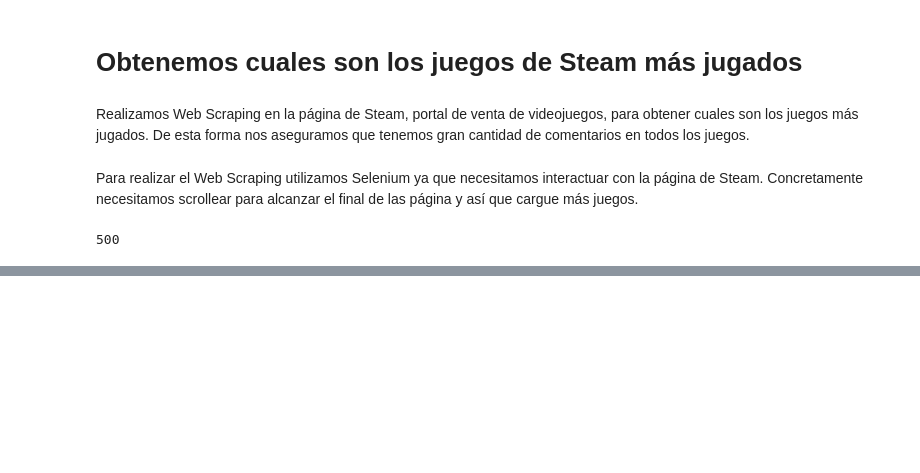
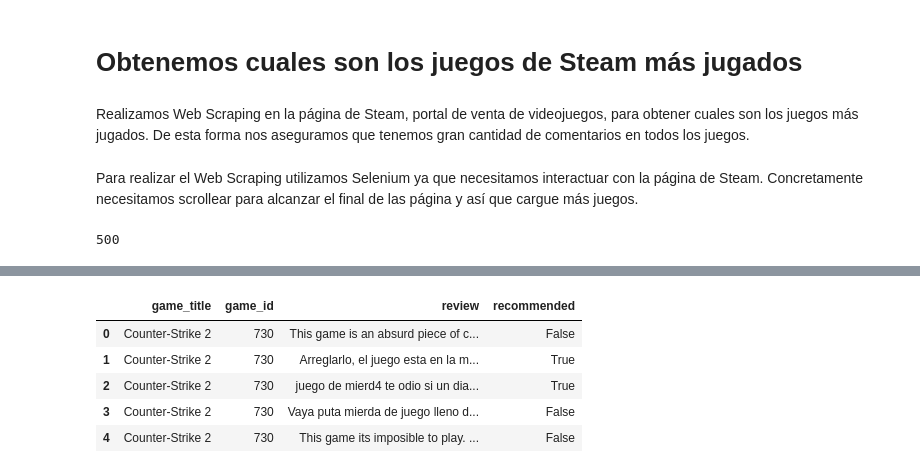
Before and after one commit to Mr-ion77/steam-reviewing, a Jupyter notebook: steam_reviews.ipynb, the cells around one changed output, grey strips where cells are left out. Saved outputs shown, nothing was run; the diff lists cells and outputs as text; code cells hidden in the pictures; blank space fills up the shorter version.

Commit message:
DataFrame

```diff
--- a/steam_reviews.ipynb
+++ b/steam_reviews.ipynb
@@ -228,0 +229,30 @@ juegos[:20]
+# %%
+all_reviews = []
+
+for juego in juegos:
+    game_id = juego['id']
+    game_title = juego['title']
+    url = f'https://store.steampowered.com/appreviews/{game_id}?json=1&num_per_page=100&language=spanish'
+    try:
+        response = requests.get(url)
+        data = response.json()
+        for review in data.get('reviews', []):
+            all_reviews.append({
+                'game_title': game_title,
+                'game_id': game_id,
+                'review': review['review'],
+                'recommended': review['voted_up']
+            })
+    except Exception as e:
+        print(f"Error loading reviews for {game_title} ({game_id}): {e}")
+
+reviews_df = pd.DataFrame(all_reviews)
+# %%
+reviews_df.head()
+# %% [output]
+|  | game_title | game_id | review | recommended |
+| 0 | Counter-Strike 2 | 730 | This game is an absurd piece of c... | False |
+| 1 | Counter-Strike 2 | 730 | Arreglarlo, el juego esta en la m... | True |
+| 2 | Counter-Strike 2 | 730 | juego de mierd4 te odio si un dia... | True |
+| 3 | Counter-Strike 2 | 730 | Vaya puta mierda de juego lleno d... | False |
+| 4 | Counter-Strike 2 | 730 | This game its imposible to play. ... | False |
```
Also changed, not shown: parts of 2 cells of this notebook, 1 other file.
